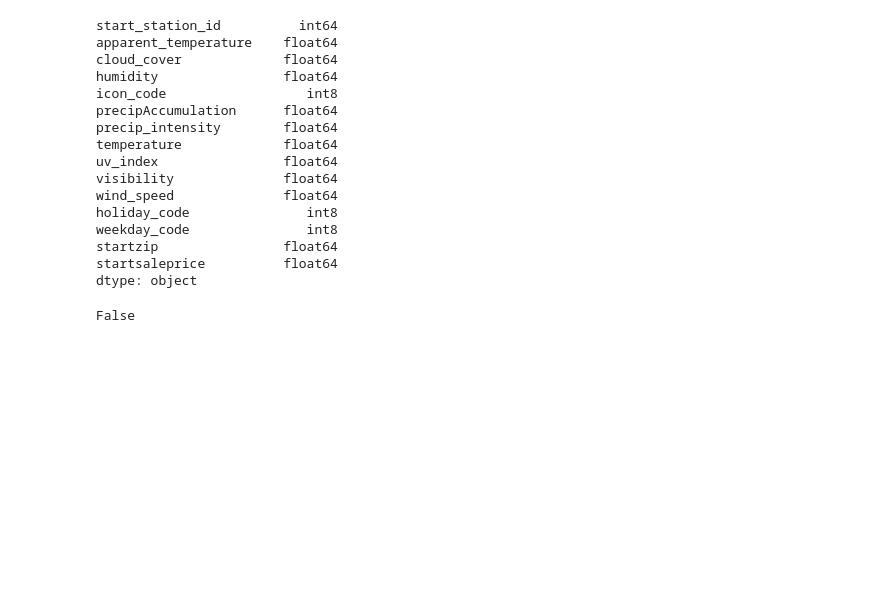
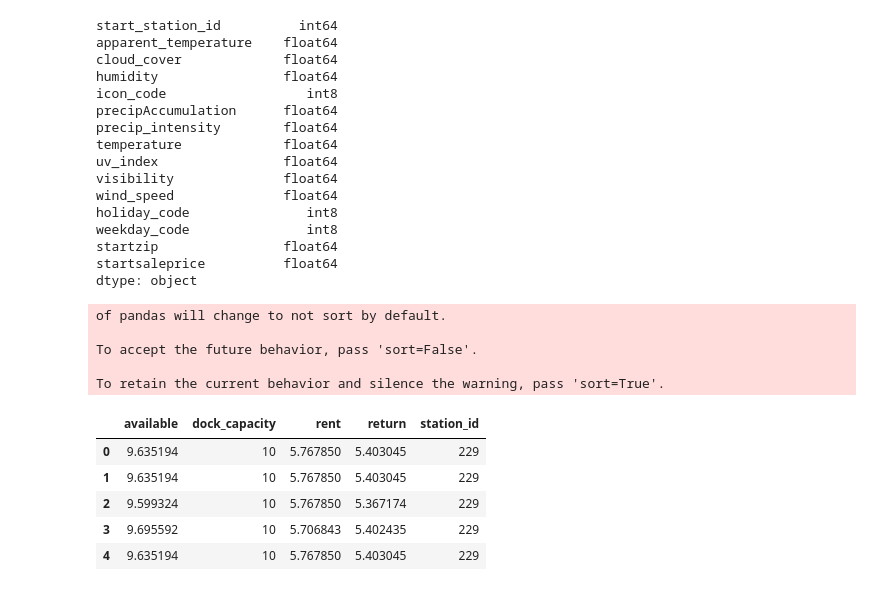
Before and after one commit to fagan2888/MLCFinalproject, a Jupyter notebook: Model_compare.ipynb, the cells around one changed output. Saved outputs shown, nothing was run; the diff lists cells and outputs as text; code cells hidden in the pictures; blank space fills up the shorter version.

```diff
--- a/Model_compare.ipynb
+++ b/Model_compare.ipynb
@@ -11,7 +11,7 @@ from sklearn.metrics import confusion_matrix
 # %% [markdown]
 # Read the data to train
 # %%
-res = pd.read_csv('train_data.csv')
+res = pd.read_csv('train_data_small.csv')
 zipcode = pd.read_csv('citibike_zipcode.csv')
 sales_price = pd.read_csv('sales_price.csv')
 # %%
@@ -256,18 +265,16 @@ startzip                float64
 startsaleprice          float64
 dtype: object
 # %%
-print  datetime.fromtimestamp(1458360000).date() in us_holidays
+# print  datetime.fromtimestamp(1458360000).date() in us_holidays
+dfReport = pd.DataFrame(columns = ['station_id', 'rent', 'return', 'available', 'dock_capacity'])
-# %% [output]
-False
 # %%
-def dockAvailPred(start_time_stampe = 1458360000, station_id = 229, init_avaiable_dock = None):
+def dockAvailPred(dfReport, start_time_stampe = 458360000, station_id = 229, init_avaiable_dock = None, dock_cap = 10):
     init_dock = 10
     if init_avaiable_dock:
         init_dock = init_avaiable_dock
 
     dt_object = datetime.fromtimestamp(start_time_stampe)
     res = []
-
     holiday = datetime.fromtimestamp(start_time_stampe).date() in us_holidays
     for hour in range(24):
         weather_data = r[hour]
@@ -293,11 +300,31 @@ def dockAvailPred(start_time_stampe = 1458360000, station_id = 229, init_avaiabl
         y_pred_rent = rent_clf.predict(x_pred)[0]
         y_pred_return = return_clf.predict(x_pred)[0]
         res.append({
+            'station_id': station_id,
             'rent' : y_pred_rent,
             'return': y_pred_return,
-            'available': init_dock + y_pred_return - y_pred_rent
+            'available': init_dock + y_pred_return - y_pred_rent,
+            'dock_capacity': dock_cap
         })
-        init_dock = init_dock + y_pred_return - y_pred_rent
-    return res
+#         init_dock = init_dock + y_pred_return - y_pred_rent
+    dfReport = pd.concat([dfReport,pd.DataFrame(res)])
+    return dfReport
+# %%
+
+
+pred_info = dockAvailPred(dfReport)
+# %% [output]
+of pandas will change to not sort by default.
+
+To accept the future behavior, pass 'sort=False'.
+
+To retain the current behavior and silence the warning, pass 'sort=True'.
 # %%
-pred_info = dockAvailPred()
+pred_info.head()
+# %% [output]
+|  | available | dock_capacity | rent | return | station_id |
+| 0 | 9.635194 | 10 | 5.767850 | 5.403045 | 229 |
+| 1 | 9.635194 | 10 | 5.767850 | 5.403045 | 229 |
+| 2 | 9.599324 | 10 | 5.767850 | 5.367174 | 229 |
+| 3 | 9.695592 | 10 | 5.706843 | 5.402435 | 229 |
+| 4 | 9.635194 | 10 | 5.767850 | 5.403045 | 229 |
```
Also changed, not shown: parts of 8 cells of this notebook.
